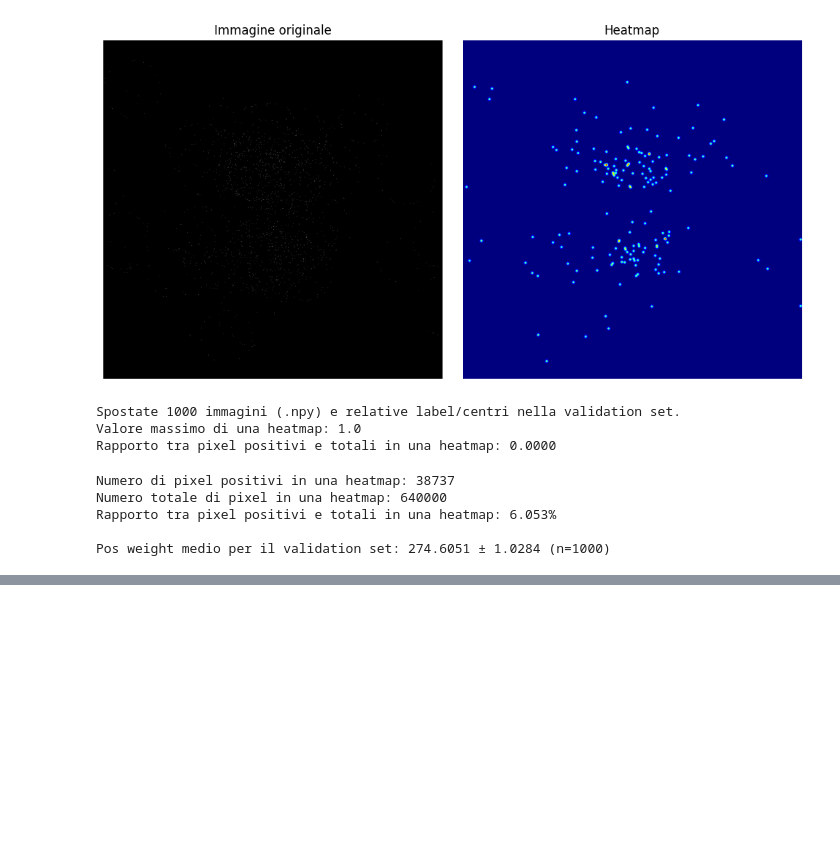
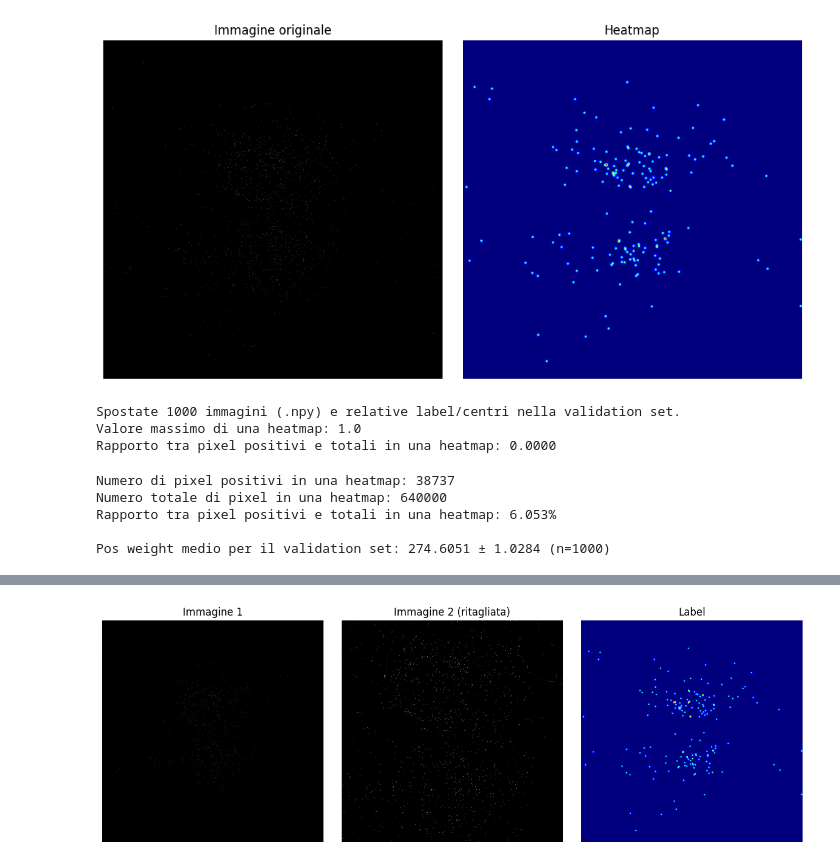
Before and after one commit to DanieleGhezzi25/A-Machine-Learning-Approach-for-Particle-Tracking-in-RICH-Detectors, a Jupyter notebook: UNet/Dataset_Generator.ipynb, the cells around one changed output, grey strips where cells are left out. Saved outputs shown, nothing was run; the diff lists cells and outputs as text; code cells hidden in the pictures; blank space fills up the shorter version.

```diff
--- a/UNet/Dataset_Generator.ipynb
+++ b/UNet/Dataset_Generator.ipynb
@@ -530,0 +655,28 @@ torch.cuda.empty_cache()
+# %%
+import matplotlib.pyplot as plt
+
+img1 = np.load(os.path.join(output, 'images1', 'train', 'event_1.npy'))
+img2 = np.load(os.path.join(output, 'images2', 'train', 'event_1.npy'))
+label = np.load(os.path.join(output, 'labels', 'train', 'event_1.npy'))
+
+plt.figure(figsize=(12, 4))
+
+plt.subplot(1, 3, 1)
+plt.imshow(img1, cmap='gray')
+plt.title('Immagine 1')
+plt.axis('off')
+
+plt.subplot(1, 3, 2)
+plt.imshow(img2, cmap='gray')
+plt.title('Immagine 2 (ritagliata)')
+plt.axis('off')
+
+plt.subplot(1, 3, 3)
+plt.imshow(label, cmap='jet')
+plt.title('Label')
+plt.axis('off')
+
+plt.tight_layout()
+plt.show()
+# %% [output]
+[figure, added]
```
Also changed, not shown: parts of 2 cells of this notebook, 8 other files.
